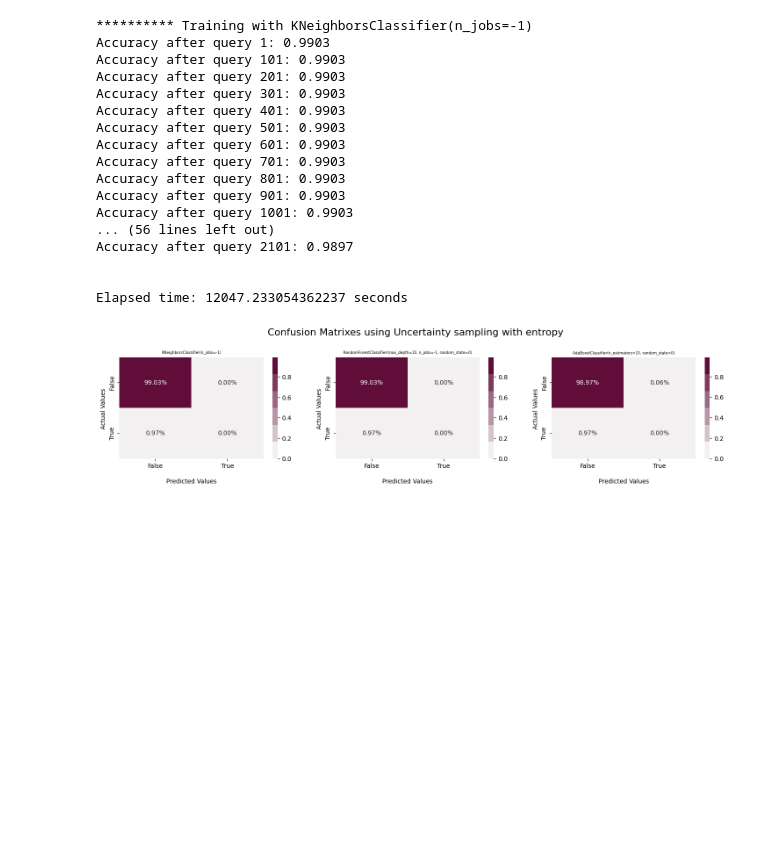
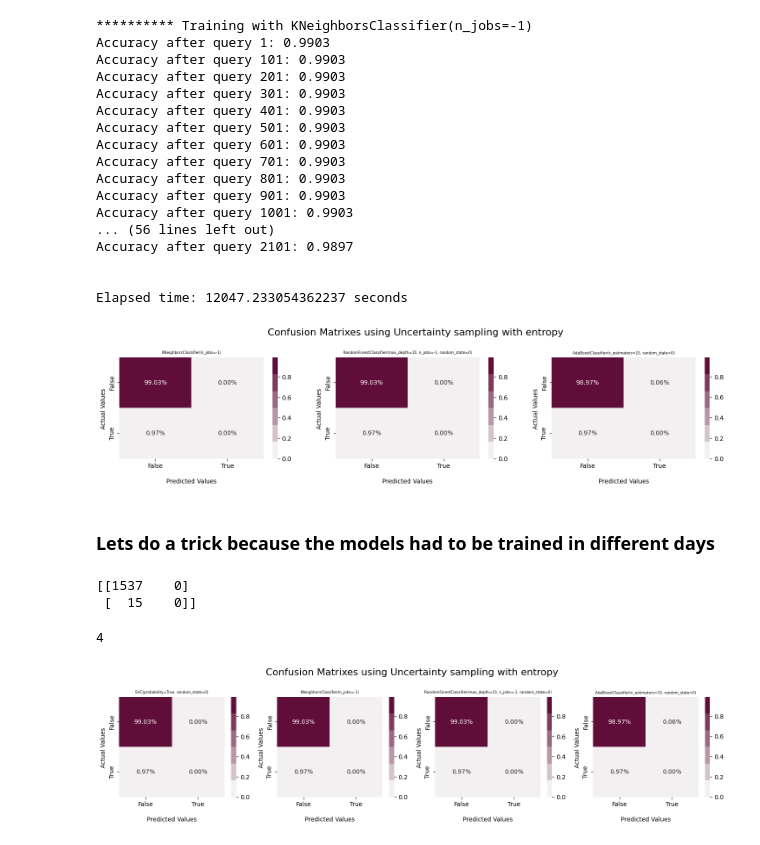
Before and after one commit to pharmbio/Thesis_ActLearn_DOP_2022, a Jupyter notebook: main/active_learning/us_experiments/Uncertainty_sampling_experiments.ipynb, the cells around one changed output. Saved outputs shown, nothing was run; the diff lists cells and outputs as text; code cells hidden in the pictures; blank space fills up the shorter version.

Commit message:
US default models trained

```diff
--- a/main/active_learning/Uncertainty_sampling_experiments.ipynb
+++ b/main/active_learning/us_experiments/Uncertainty_sampling_experiments.ipynb
@@ -114,3 +114,36 @@ fig.suptitle('Confusion Matrixes using Uncertainty sampling with entropy\n', fon
 plt.show()
 # %% [output]
 [figure]
+# %% [markdown]
+### Lets do a trick because the models had to be trained in different days
+# %%
+# load the model from disk
+svm_loaded_model = pickle.load(open('/home/jovyan/Thesis_ActLearn_DOP_2022/main/active_learning/us_entropy_default_models/SVC(probability=True, random_state=0).sav', 'rb'))
+y_pred = svm_loaded_model.predict(x_test)
+aux_mat = confusion_matrix(y_test, y_pred)
+print(aux_mat)
+# %% [output]
+[[1537    0]
+ [  15    0]]
+# %%
+# Merge information
+final_cf_mat = [aux_mat]
+for i in range(len(cf_mat_x_clssifr)):
+    final_cf_mat.append(cf_mat_x_clssifr[i][-1])
+print(len(final_cf_mat))
+# %% [output]
+4
+# %%
+Classifiers = [svm_clf1, knn_clf1, rf_clf1, ada_clf1]
+#Plot
+clfs_names = [str(x) for x in Classifiers]
+fig, axes = plt.subplots(1, 4, figsize=(18,3))
+fig.suptitle('Confusion Matrixes using Uncertainty sampling with entropy\n', fontsize=16, y =1.1)
+i = 0
+for row in axes:
+    clf = clfs_names[i]
+    fun.plot_cf_mat(matrix = final_cf_mat[i], sub_title = clf ,save = True, figure_name = 'uc_sampling_basic', ax=row)
+    i+=1
+plt.show()
+# %% [output]
+[figure, added]
```
Also changed, not shown: 7 other files.
